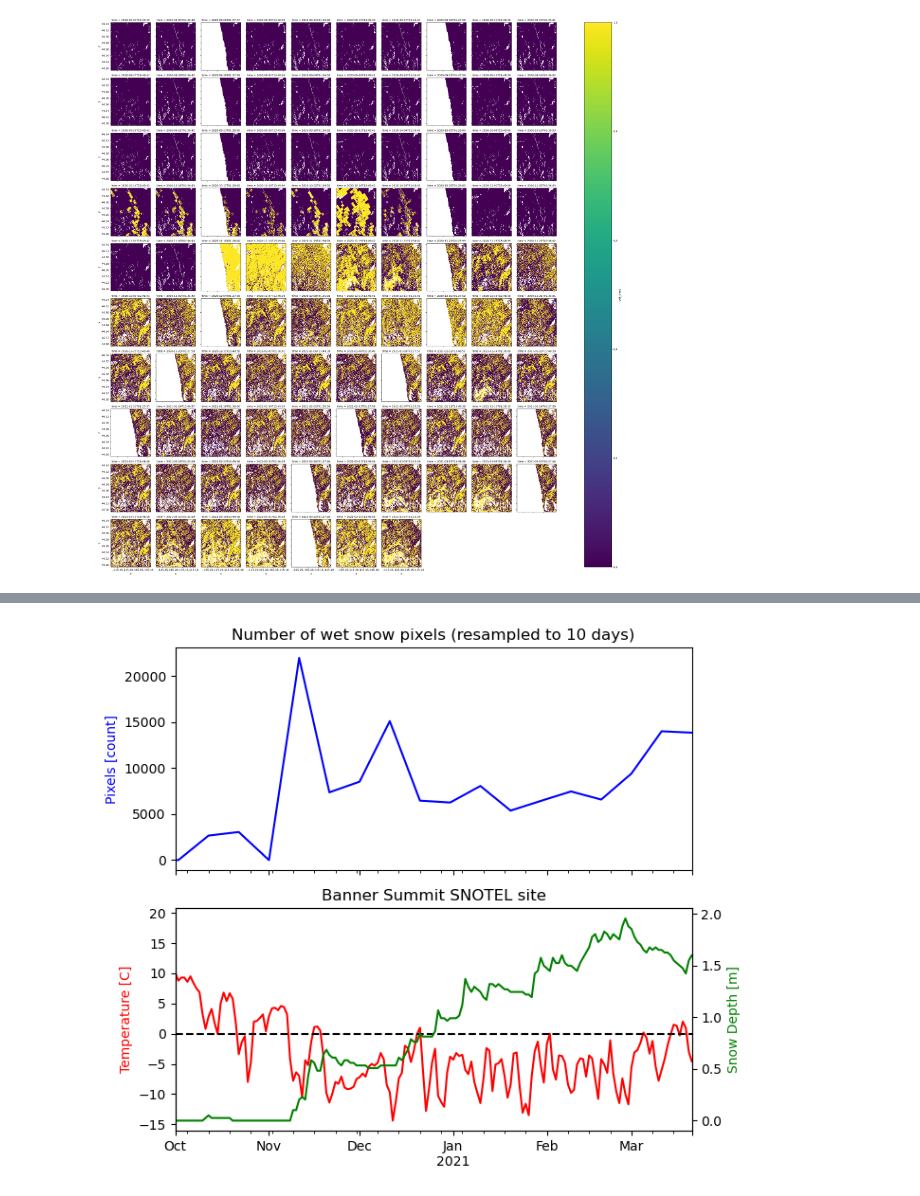
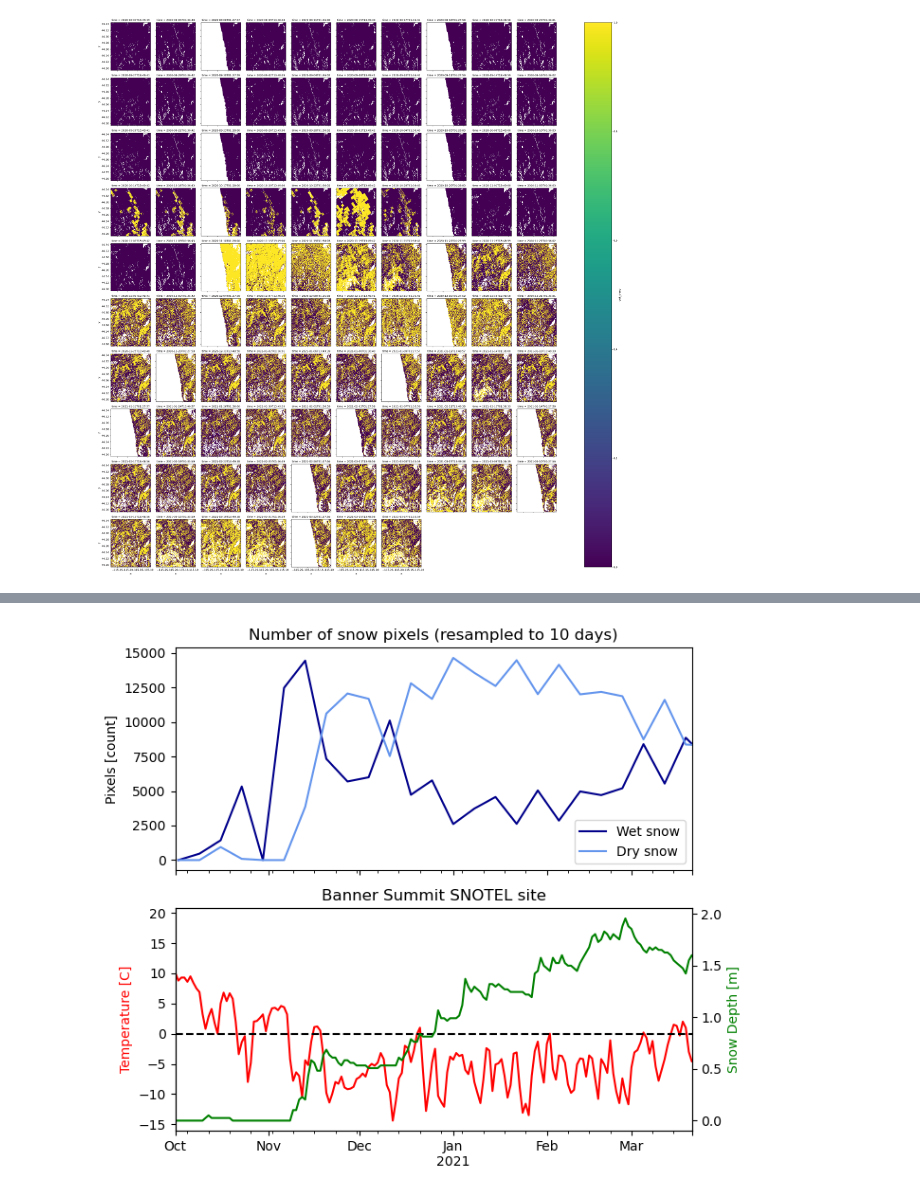
Before and after one commit to SnowEx/spicy-snow, a Jupyter notebook: contrib/gagliano/wet_snow_plot_wet_snow_time_series.ipynb, the cells around one changed output, grey strips where cells are left out. Cells and saved outputs as stored; diff of their text form; code cells hidden in the pictures.

```diff
--- a/contrib/gagliano/wet_snow_plot_wet_snow_time_series.ipynb
+++ b/contrib/gagliano/wet_snow_plot_wet_snow_time_series.ipynb
@@ -90,0 +103,3 @@ ds_resampled.plot(col='time',col_wrap=8)
+# %%
+ds_interp = ds.interpolate_na(dim='time',method='nearest',limit=1).where(~ds['lidar-sd'].isnull())
+ds_interp['wet_snow'].plot(col='time',col_wrap=10)
@@ -90,0 +111,7 @@ ds_resampled.plot(col='time',col_wrap=8)
+# %%
+all_snow = (ds_interp['ims']==4).astype(float)*2
+wet_snow = ds_interp['wet_snow'].astype(float)
+dry_snow = all_snow-wet_snow
+
+ds_interp['snow_ts'] = all_snow - wet_snow
+ds_interp['snow_ts'] = ds_interp['snow_ts'].where(ds_interp['snow_ts']!=-1,0)
@@ -90,0 +126,17 @@ ds_resampled.plot(col='time',col_wrap=8)
+# %%
+ds_resample = ds_interp['snow_ts'].sel(time=slice(f'{start_year}-10',f'{start_year+1}-04')).resample(time='7D').mean(dim='time')
+ds_resample = ds_resample.round()
+# %%
+wet_cmap = ListedColormap(["white", "darkblue", "cornflowerblue"])
+f = ds_resample.plot(col='time',col_wrap=5, add_colorbar=False,cmap=wet_cmap) # YlGnBu
+
+for ax in f.axs.flatten():
+    ax.set_facecolor('gray')
+    #boundary_gdf.plot(ax=ax,color='black')
+    #ax.plot(boundary_gdf,color='black')
+
+f.fig.suptitle('Wet snow time series resampled to 10 days')
+#f.fig.set_size_inches(11,7)
+
+f.fig.tight_layout()
+f.fig.savefig('figures/wet_snow_ts_10days.png',dpi=600)
@@ -108,31 +151,33 @@ T_ax.axhline(0,color='black',linestyle='--')
 # %%
 f,ax=plt.subplots(2,1,figsize=(7,6),sharex=True)
 PRCP_ax = ax[1].twinx()
-ds_resampled.sum(dim=['x','y']).plot(ax=ax[0],color='blue')
+
+(ds_resample==1).sum(dim=['x','y']).plot(ax=ax[0],color='darkblue')
+(ds_resample==2).sum(dim=['x','y']).plot(ax=ax[0],color='cornflowerblue')
 ax[0].set_xlim([pd.to_datetime(f'{start_year}-10'),pd.to_datetime(f'{start_year+1}-03-21')])
 
 snotel_TAVG.plot(ax=ax[1], color='red')
 
 ax[1].axhline(0,color='black',linestyle='--')
 snotel_data['SNWD'].loc[slice(f'{start_year}-08',f'{start_year+1}-04')].plot(ax=PRCP_ax,color='green')
 ax[1].set_xlim([pd.to_datetime(f'{start_year}-10'),pd.to_datetime(f'{start_year+1}-03-21')])
 
-ax[0].set_title('Number of wet snow pixels (resampled to 10 days)')
+ax[0].set_title('Number of snow pixels (resampled to 10 days)')
 ax[0].set_ylabel('Pixels [count]')
 ax[0].set_xlabel('')
 ax[1].set_xlabel('')
 ax[1].set_title('Banner Summit SNOTEL site')
 ax[1].set_ylabel('Temperature [C]')
 PRCP_ax.set_xlabel('')
 PRCP_ax.set_ylabel('Snow Depth [m]')
 
-ax[0].yaxis.label.set_color('blue')
 ax[1].yaxis.label.set_color('red')
 PRCP_ax.yaxis.label.set_color('green')
 
+ax[0].legend(['Wet snow','Dry snow'])
 
 plt.tight_layout()
 
 f.savefig('figures/wet_snow_and_snotel.png',dpi=600)
 # %% [output]
-[figure, old version]
+[figure, new version]
```
Also changed, not shown: parts of 20 cells of this notebook, 2 other files.
